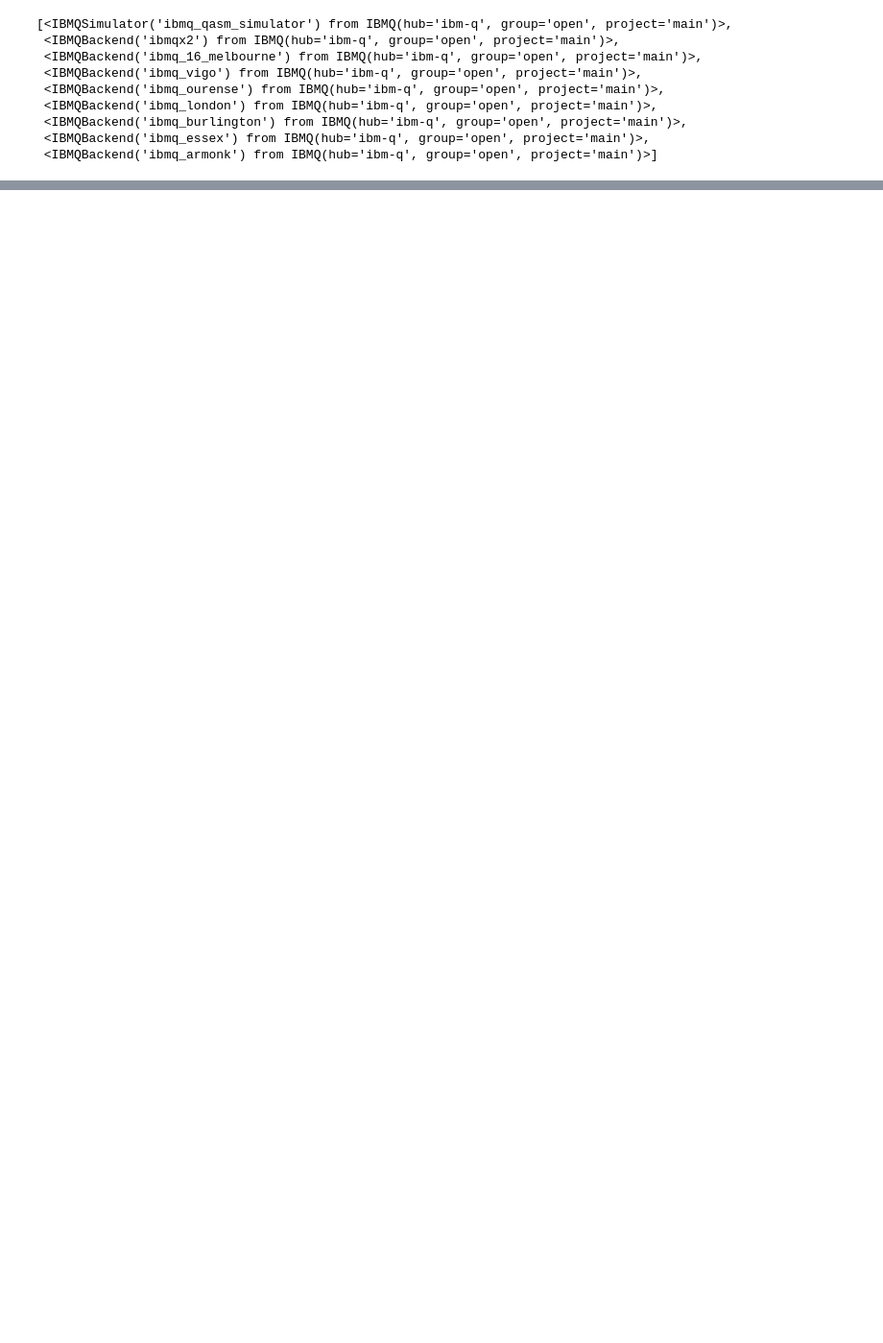
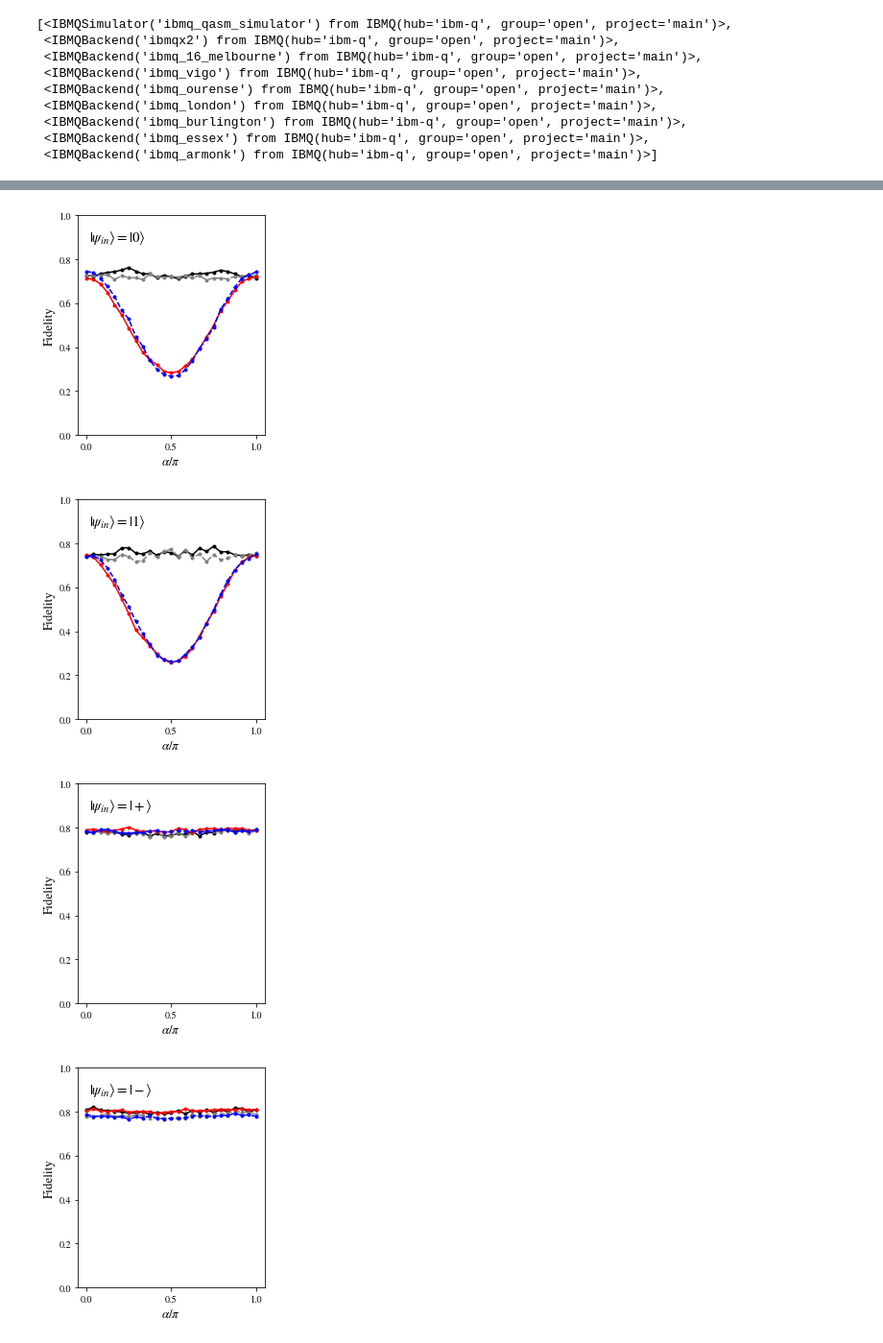
Before and after one commit to rafaelha/mbqc_wire, a Jupyter notebook: spt5_measurement_mitigation.ipynb, the cells around one changed output, grey strips where cells are left out. Shown: that part at 96% size. Cells and saved outputs as stored; diff of their text form; code cells hidden in the pictures; blank space fills up the shorter version.

```diff
--- a/spt5_measurement_mitigation.ipynb
+++ b/spt5_measurement_mitigation.ipynb
@@ -347,0 +426,39 @@ plt.savefig("measurement_calibration5.png")
+# %%
+matplotlib.rcParams['mathtext.fontset'] = 'stix'
+matplotlib.rcParams['font.family'] = 'STIXGeneral'
+state = ['0','1','+','-',r'\circlearrowright',r'\circlearrowleft']
+
+#plt.rc('text.latex', preamble=r'\usepackage{braket}')
+params = {'text.latex.preamble' : [r'\usepackage{braket}', r'\usepackage{amsmath}']}
+matplotlib.rcParams.update(params)
+#matplotlib.verbose.level = 'debug-annoying'
+
+mit = 1
+plt.rcParams["figure.figsize"] = (3.5, 4)
+fff = datasets[0]["fidelity"][mit].real
+for initial_s in np.arange(6):
+    for jj in np.arange(4):
+        fff[jj] = datasets[initial_s]["fidelity"][mit,jj].real
+    fig, ax = plt.subplots()
+    style = ['.-','.-','.--','.--']
+    colors = ['black', 'red', 'gray', 'blue']
+    legend = [r'$U_S(\alpha=\beta)$',r'$U_{SB}(\alpha=\beta)$',r'$U_S(\alpha=-\beta)$',r'$U_{SB}(\alpha=-\beta)$']
+    order = [0,2,1,3]
+    for kk in order:
+        ax.plot(datasets[0]["alphas"]/np.pi/2,fff[kk],style[kk],label=legend[kk], color=colors[kk])
+    plt.ylim((0,1))
+    #plt.legend()
+    ax.set_xticks([0, 0.5, 1])
+
+
+    FONTSIZE = 13
+    plt.xlabel(r"$\alpha/\pi$",fontsize=FONTSIZE)
+    plt.ylabel("Fidelity",fontsize=FONTSIZE)
+    plt.text(0.02,0.88,r'$\left\|\psi_{in}\right> = |'+state[initial_s]+r'\rangle$',fontsize=15)
+    plt.tight_layout()
+    plt.savefig(f'figures5_draft2/5_sim_apdx_{initial_s}.pdf')
+# %% [output]
+[figure, added]
+[figure, added]
+[figure, added]
+[figure, added]
```
Also changed, not shown: parts of 13 cells of this notebook.
